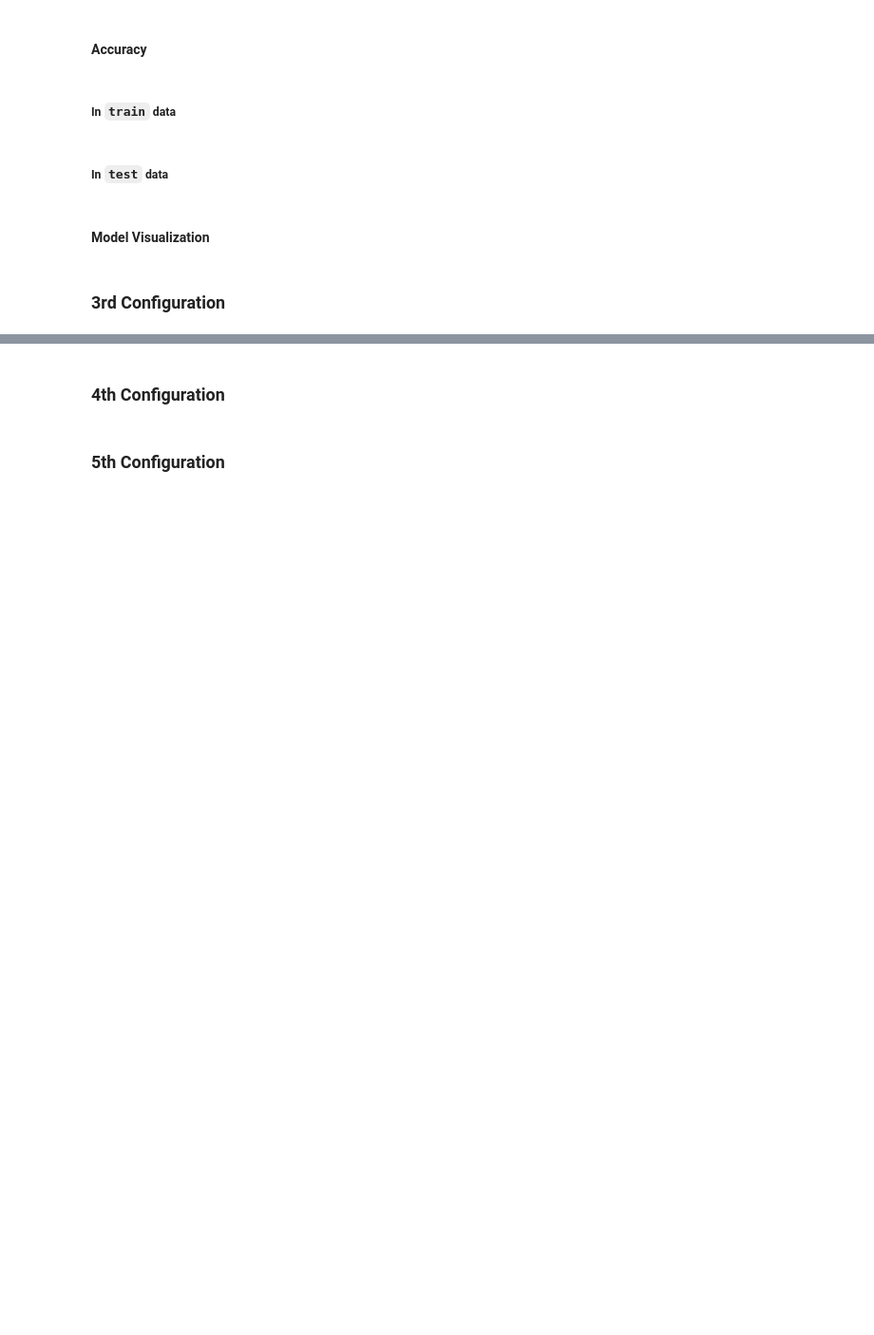
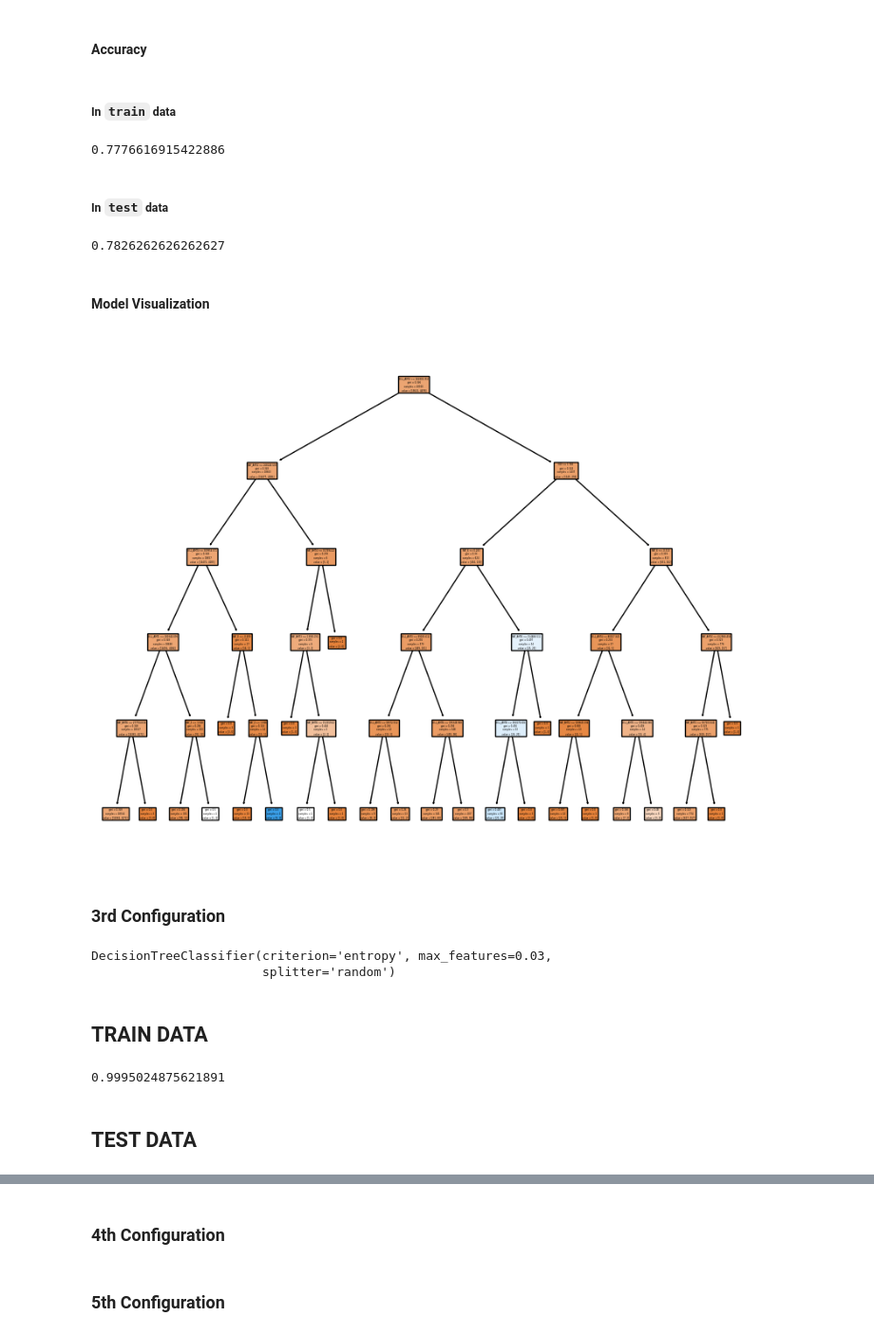
Before and after one commit to toluwabori/resolving-machine-learning-python, a Jupyter notebook: 04_Overfitting & Hyperparameter Tuning with Cross Validation/04B_cross-validation_session_blank.ipynb, the cells around one changed output, grey strips where cells are left out. Shown at 95% size. Saved outputs shown, nothing was run; the diff lists cells and outputs as text; code cells hidden in the pictures; blank space fills up the shorter version.

```diff
--- a/04_Overfitting & Hyperparameter Tuning with Cross Validation/04B_cross-validation_session_blank.ipynb
+++ b/04_Overfitting & Hyperparameter Tuning with Cross Validation/04B_cross-validation_session_blank.ipynb
@@ -216,3 +216,6 @@ plot_tree(decision_tree=model_dt,feature_names=features.columns,filled=True);
 ![](https://www.googleapis.com/download/storage/v1/b/kaggle-forum-message-attachments/o/inbox%2F4756451%2F5724f9841b58cbd7838a851ac6df659b%2Frpqa6.jpg?generation=1608831884903054&alt=media)
 # %% [markdown]
 ### [ ] 2nd Configuration
+# %%
+model_dt = DecisionTreeClassifier(splitter='random',max_features=0.03,max_depth = 5,)
+model_dt.fit(X=X_train,y=y_train)
@@ -220,9 +225,39 @@ plot_tree(decision_tree=model_dt,feature_names=features.columns,filled=True);
 #### Accuracy
 # %% [markdown]
 ##### In `train` data
+# %%
+model_dt.score(X=X_train,y=y_train)
+# %% [output]
+0.7776616915422886
 # %% [markdown]
 ##### In `test` data
+# %%
+model_dt.score(X=X_test,y=y_test)
+# %% [output]
+0.7826262626262627
 # %% [markdown]
 #### Model Visualization
+# %%
+from sklearn.tree import plot_tree
+
+import matplotlib.pyplot as plt
+plt.figure(figsize = (10,8))
+plot_tree(decision_tree=model_dt,feature_names=features.columns,filled=True);
+# %% [output]
+[figure, added]
 # %% [markdown]
 ### 3rd Configuration
+# %%
+model_dt = DecisionTreeClassifier(criterion='entropy',splitter='random',max_features=0.03)
+model_dt.fit(X=X_train,y=y_train)
+# %% [output]
+DecisionTreeClassifier(criterion='entropy', max_features=0.03,
+                       splitter='random')
+# %% [markdown]
+## TRAIN DATA
+# %%
+model_dt.score(X=X_train,y=y_train)
+# %% [output]
+0.9995024875621891
+# %% [markdown]
+## TEST DATA
```
Also changed, not shown: parts of 30 cells of this notebook, 1 other file.
